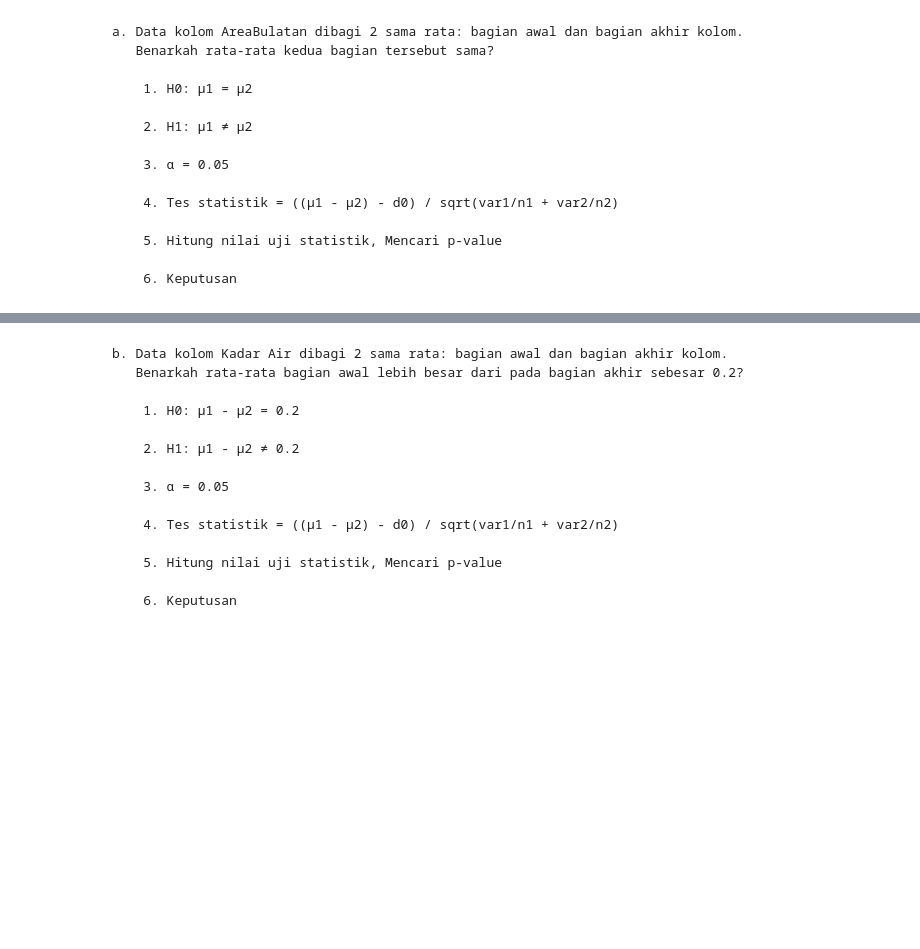
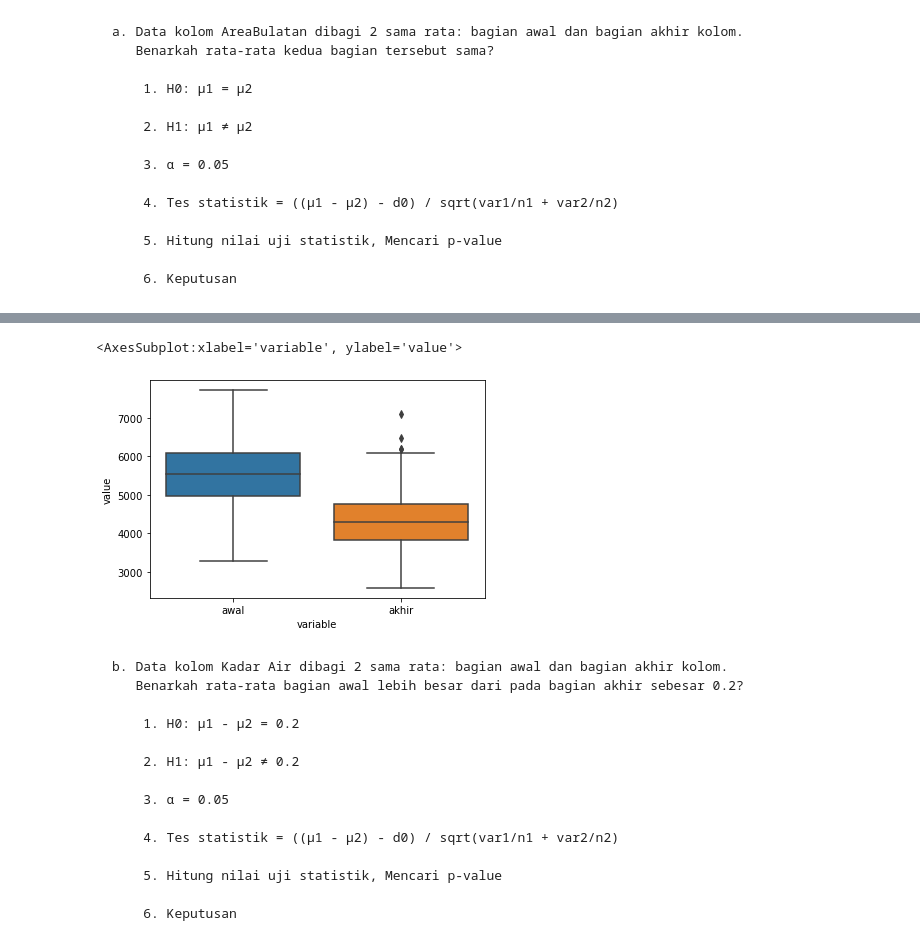
Before and after one commit to naufalsuryasumirat/Tubes_IF2220, a Jupyter notebook: src/K03-T1-IF2220-13519135.ipynb, the cells around one changed output, grey strips where cells are left out. Saved outputs shown, nothing was run; the diff lists cells and outputs as text; code cells hidden in the pictures; blank space fills up the shorter version.

```diff
--- a/src/K03-T1-IF2220-13519135.ipynb
+++ b/src/K03-T1-IF2220-13519135.ipynb
@@ -691,3 +692,12 @@ Hipotesis null ditolak
+# %%
+# Boxplot 5.a
+toshow = pandas.DataFrame(columns = ["awal", "akhir"])
+toshow["awal"] = awal
+toshow["akhir"] = akhir.reset_index(drop = True)
+seaborn.boxplot(x = "variable", y = "value", data = pandas.melt(toshow))
+# %% [output]
+<AxesSubplot:xlabel='variable', ylabel='value'>
+[figure, added]
 # %% [markdown]
     b. Data kolom Kadar Air dibagi 2 sama rata: bagian awal dan bagian akhir kolom.
        Benarkah rata-rata bagian awal lebih besar dari pada bagian akhir sebesar 0.2?
```
Also changed, not shown: parts of 14 cells of this notebook.
